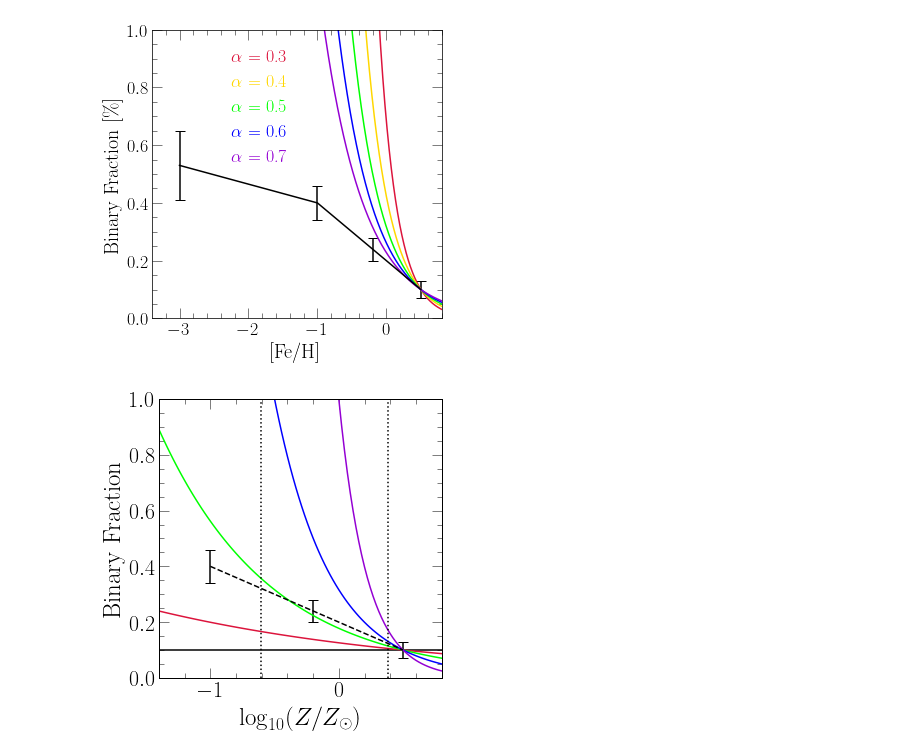
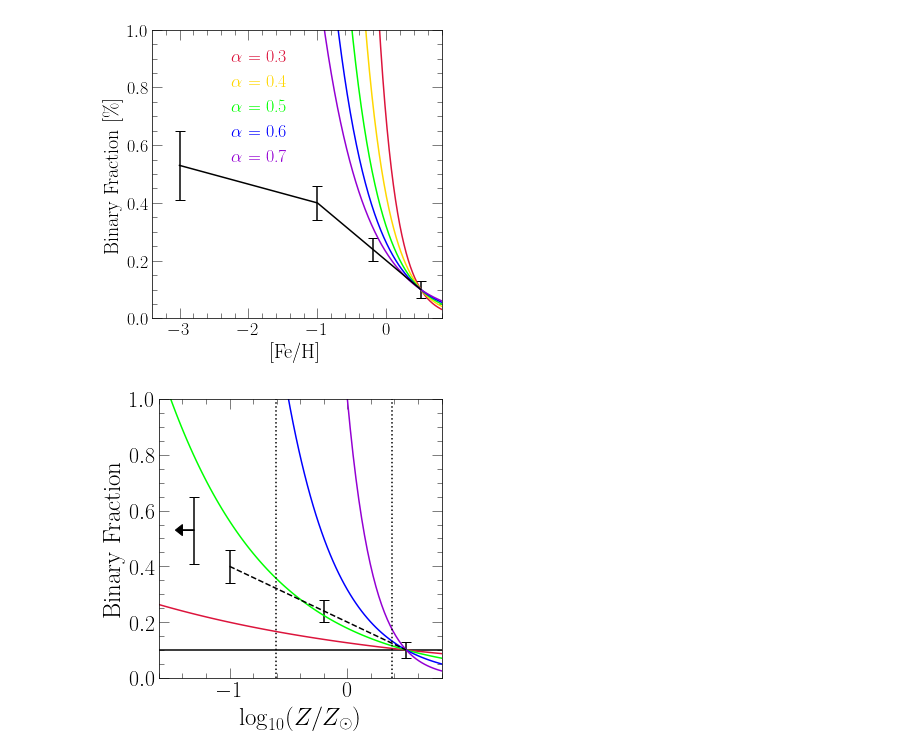
Before and after one commit to giganano/iarates, a Jupyter notebook: notebooks/binary_fracs.ipynb, the cells around one changed output. Saved outputs shown, nothing was run; the diff lists cells and outputs as text; code cells hidden in the pictures.

```diff
--- a/notebooks/binary_fracs.ipynb
+++ b/notebooks/binary_fracs.ipynb
@@ -87,7 +87,7 @@ ax = fig.add_subplot(111)
 ax.set_xlabel(r"$\log_{10}(Z / Z_\odot)$", fontsize = 25)
 ax.set_ylabel("Binary Fraction", fontsize = 25)
 # ax.set_xlim([-3.4, 0.8])
-ax.set_xlim([-1.4, 0.8])
+ax.set_xlim([-1.6, 0.8])
 ax.set_ylim([0, 1])
 ax.tick_params(labelsize = 22)
 # ax.set_xticks([-3, -2, -1, 0])
@@ -110,39 +110,34 @@ class z_scaling:
         self.index = index
 
     def __call__(self, logz):
         z = 10**logz
         return z**(self.index)
 
 indeces = [0, -0.2, -0.5, -1, -2]
 colors = ["black", "crimson", "lime", "blue", "darkviolet"]
 for i in range(len(indeces)):
     base = 0.1 # At log10(Z / Zsun) = +0.5
     xvals = np.linspace(ax.get_xlim()[0], ax.get_xlim()[1], 100)
     scaling = z_scaling(indeces[i])
     yvals = []
     for j in range(len(xvals)): yvals.append(base * scaling(xvals[j] - 0.5))
     kwargs = {
         "c": named_colors()[colors[i]],
         "label": r"$\gamma = %g$" % (indeces[i])
     }
     ax.plot(xvals, yvals, **kwargs)
 
-# kwargs = {
-#     "loc": mpl_loc("upper left"),
-#     "bbox_to_anchor": (0.1, 1.02),
-#     "handlelength": 0
-# }
-# leg = ax.legend(**kwargs)
-# fancy_legend(leg, colors)
-
 ax.axvline(-0.6074, c = named_colors()["black"], linestyle = ':')
 ax.axvline(0.38, c = named_colors()["black"], linestyle = ':')
+
+ax.errorbar(-1.3, 0.53, yerr = [0.12], c = named_colors()["black"])
+ax.arrow(-1.3, 0.53, -0.1, 0, head_width = 0.04, color = named_colors()["black"])
 
 plt.tight_layout()
 for ext in ["pdf", "jpeg"]:
     kwargs = {}
     if ext == "jpeg": kwargs["dpi"] = 200
     plt.savefig("../paper/binaries_zscaling.%s" % (ext), **kwargs)
 plt.show()
 # %% [output]
-[figure, old version]
+[figure, new version]
```
Also changed, not shown: 20 other files.
